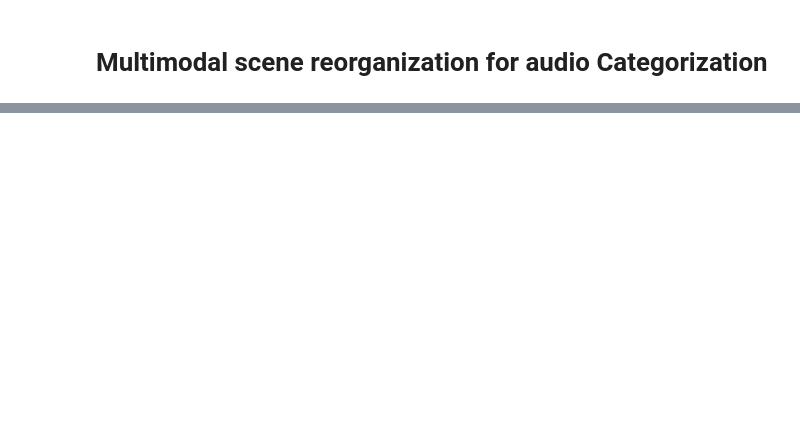
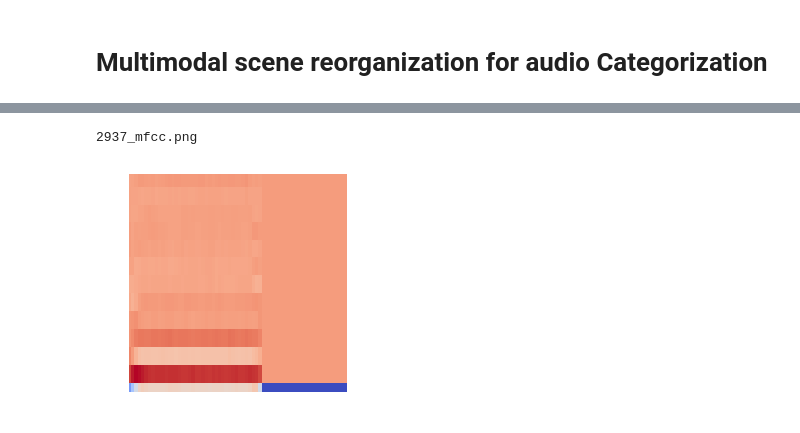
Before and after one commit to SMAHAM/Scene-Recognization, a Jupyter notebook: scene_reorganization.ipynb, the cells around one changed output, grey strips where cells are left out. Saved outputs shown, nothing was run; the diff lists cells and outputs as text; code cells hidden in the pictures; blank space fills up the shorter version.

```diff
--- a/scene_reorganization.ipynb
+++ b/scene_reorganization.ipynb
@@ -118,0 +103,22 @@ plt.show()
+# %%
+!wget https://github.com/SMAHAM/Scene-Recognization/blob/master/UrbanSound_data/car_horn/2937.wav?raw=true -O 2937.wav > /dev/null 2>&1
+filename = '2937'
+file_ext = '.wav'
+#load in librosa
+sig, rate = librosa.load(filename+file_ext, sr=sr)
+# %%
+mfcc = librosa.feature.mfcc(y=sig, sr=rate, hop_length=hop_length, n_mfcc=n_mfcc)
+
+librosa.display.specshow(mfcc, sr=sr, hop_length=hop_length, ax=ax)
+img_name = filename+'_mfcc.png'
+print(img_name)
+fig.savefig(img_name)
+
+img = Image.open(img_name)
+cropped_img = img.crop(area)
+plt.axis('off')
+imgplot = plt.imshow(cropped_img)
+cropped_img.save(img_name)
+# %% [output]
+2937_mfcc.png
+[figure, added]
```
Also changed, not shown: parts of 24 cells of this notebook.
